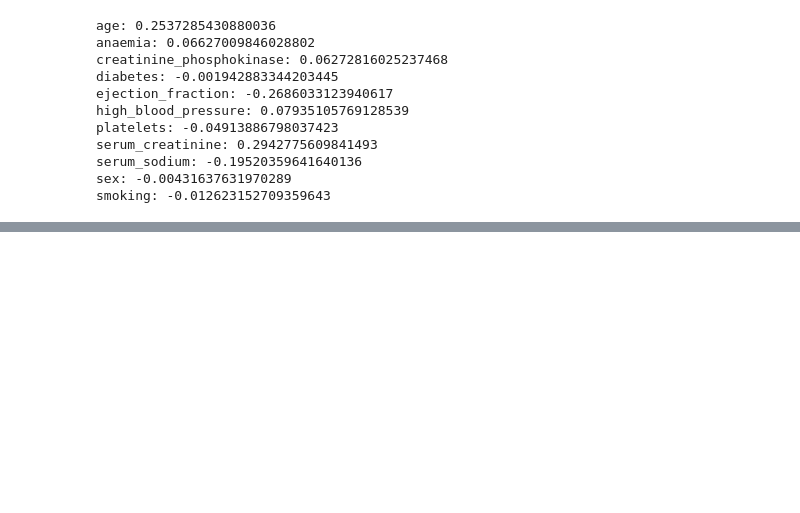
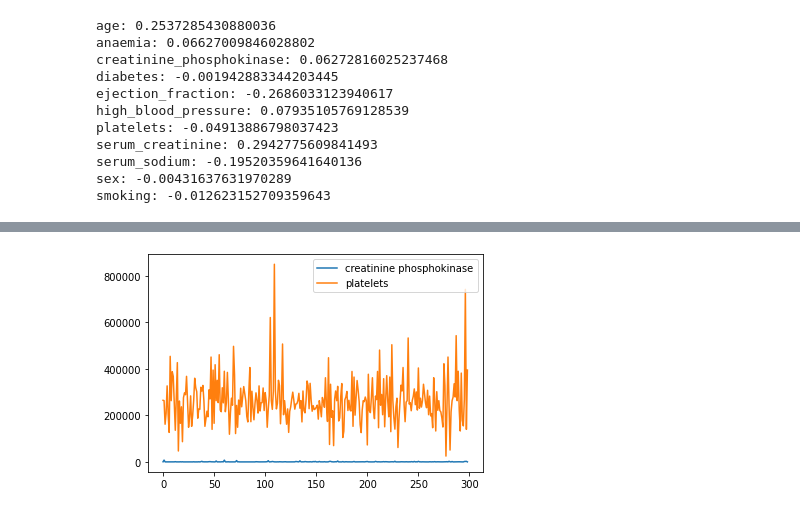
Before and after one commit to svhenrique/analise-dataset-heart-disease, a Jupyter notebook: Untitled0.ipynb, the cells around one changed output, grey strips where cells are left out. Cells and saved outputs as stored; diff of their text form; code cells hidden in the pictures; blank space fills up the shorter version.

```diff
--- a/Untitled0.ipynb
+++ b/Untitled0.ipynb
@@ -858,0 +926,11 @@ smoking: -0.012623152709359643
+# %%
+# plotando creatinine_phosphokinase e platelets em um mesmo gráfico
+
+# Aqui é notório qeu platelets assume valores maiores numericamente se comparado ao campo creatinine_phosphokinase
+
+plt.plot(dados.creatinine_phosphokinase,label='creatinine phosphokinase')
+plt.plot(dados.platelets,label='platelets')
+plt.legend()
+plt.show()
+# %% [output]
+[figure, added]
```
Also changed, not shown: parts of 35 cells of this notebook.
